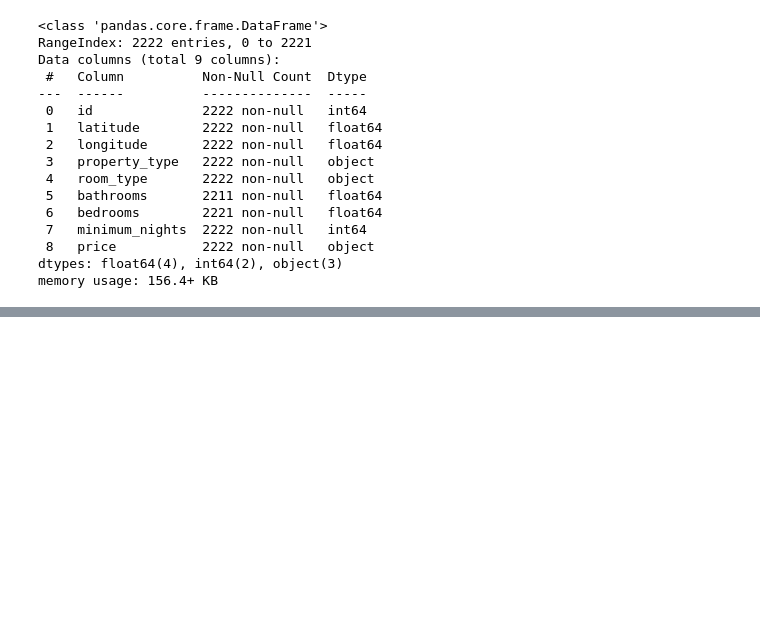
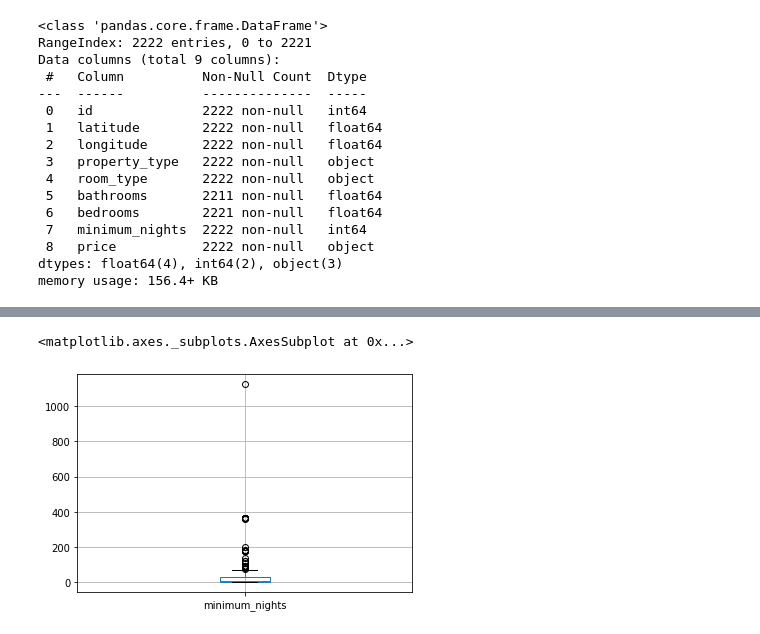
Before and after one commit to kzengg/Project-2, a Jupyter notebook: Project_2.ipynb, the cells around one changed output, grey strips where cells are left out. Cells and saved outputs as stored; diff of their text form; code cells hidden in the pictures; blank space fills up the shorter version.

```diff
--- a/Project_2.ipynb
+++ b/Project_2.ipynb
@@ -98,0 +170,5 @@ df.head()
+# %%
+df.boxplot(column='minimum_nights')
+# %% [output]
+<matplotlib.axes._subplots.AxesSubplot at 0x...>
+[figure, added]
```
Also changed, not shown: parts of 25 cells of this notebook.
